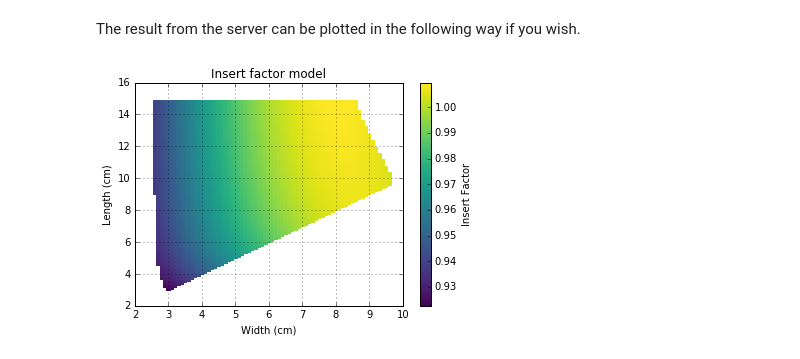
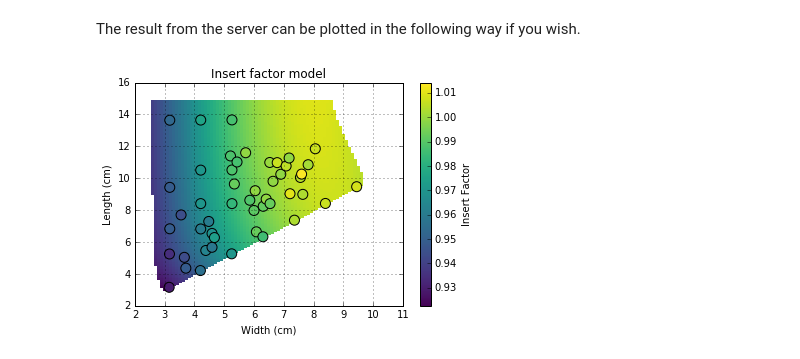
Before and after one commit to SimonBiggs/electronfactor-server, a Jupyter notebook: Electron REST API.ipynb, the cells around one changed output. Cells and saved outputs as stored; diff of their text form; code cells hidden in the pictures.

Commit message:
added scatter points

```diff
--- a/Electron REST API.ipynb
+++ b/Electron REST API.ipynb
@@ -126,15 +126,24 @@ mesh_factor = np.array(result['mesh_factor'])
 # %% [markdown]
 The result from the server can be plotted in the following way if you wish.
 # %%
+vmin = np.nanmin(np.concatenate([np.ravel(mesh_factor), factor]))
+vmax = np.nanmax(np.concatenate([np.ravel(mesh_factor), factor]))
+
 mesh_factor_masked = ma.masked_invalid(mesh_factor)
-plt.pcolormesh(mesh_width - 0.05, mesh_length - 0.05, mesh_factor_masked, cmap='viridis')
+plt.pcolormesh(
+    mesh_width - 0.05, mesh_length - 0.05, mesh_factor_masked,
+    cmap='viridis', vmin=vmin, vmax=vmax)
 
 plt.colorbar(label='Insert Factor')
+
+plt.scatter(
+    width, length, s=100, c=factor,
+    cmap='viridis', vmin=vmin, vmax=vmax)
 
 plt.title('Insert factor model')
 plt.xlabel('Width (cm)')
 plt.ylabel('Length (cm)')
 
 plt.grid(True)
 # %% [output]
-[figure, old version]
+[figure, new version]
```
Also changed, not shown: 1 other file.
